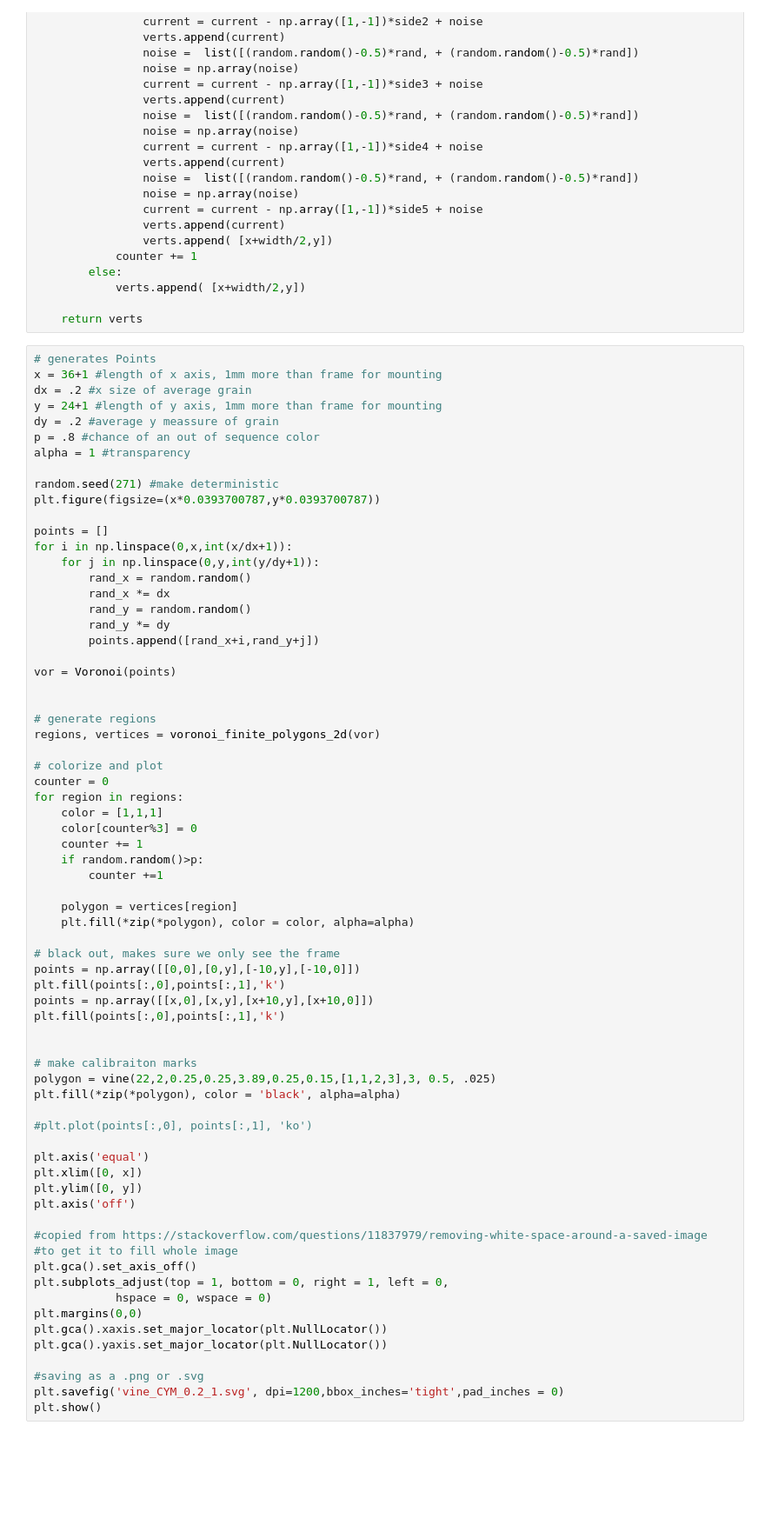
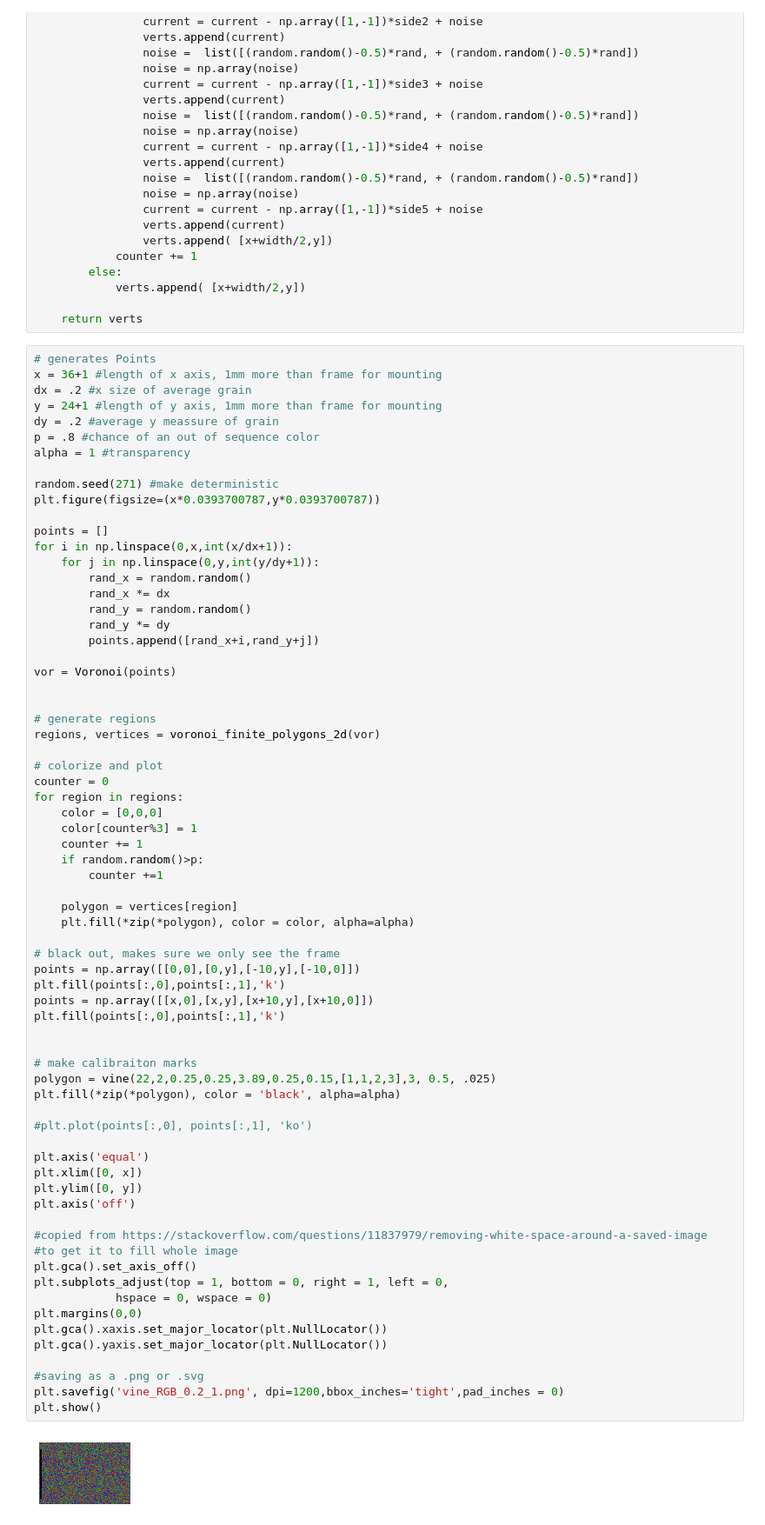
Before and after one commit to Leviticoos/Digichrome, a Jupyter notebook: Digichrome Filter.ipynb, the cells around one changed output. Shown: that part at 87% size. Drawn from its saved outputs; the diff is of its cells as text; blank space fills up the shorter version.

```diff
--- a/Digichrome Filter.ipynb
+++ b/Digichrome Filter.ipynb
@@ -235,8 +235,8 @@ regions, vertices = voronoi_finite_polygons_2d(vor)
 # colorize and plot
 counter = 0
 for region in regions:
-    color = [1,1,1]
-    color[counter%3] = 0
+    color = [0,0,0]
+    color[counter%3] = 1
     counter += 1
     if random.random()>p:
         counter +=1
@@ -246,31 +246,33 @@ for region in regions:
 
 # black out, makes sure we only see the frame
 points = np.array([[0,0],[0,y],[-10,y],[-10,0]])
 plt.fill(points[:,0],points[:,1],'k')
 points = np.array([[x,0],[x,y],[x+10,y],[x+10,0]])
 plt.fill(points[:,0],points[:,1],'k')
 
 
 # make calibraiton marks
 polygon = vine(22,2,0.25,0.25,3.89,0.25,0.15,[1,1,2,3],3, 0.5, .025)
 plt.fill(*zip(*polygon), color = 'black', alpha=alpha)
 
 #plt.plot(points[:,0], points[:,1], 'ko')
 
 plt.axis('equal')
 plt.xlim([0, x])
 plt.ylim([0, y])
 plt.axis('off')
 
 #copied from https://stackoverflow.com/questions/11837979/removing-white-space-around-a-saved-image
 #to get it to fill whole image
 plt.gca().set_axis_off()
 plt.subplots_adjust(top = 1, bottom = 0, right = 1, left = 0,
             hspace = 0, wspace = 0)
 plt.margins(0,0)
 plt.gca().xaxis.set_major_locator(plt.NullLocator())
 plt.gca().yaxis.set_major_locator(plt.NullLocator())
 
 #saving as a .png or .svg
-plt.savefig('vine_CYM_0.2_1.svg', dpi=1200,bbox_inches='tight',pad_inches = 0)
+plt.savefig('vine_RGB_0.2_1.png', dpi=1200,bbox_inches='tight',pad_inches = 0)
 plt.show()
+# %% [output]
+[figure, added]
```
Also changed, not shown: 1 other file.
